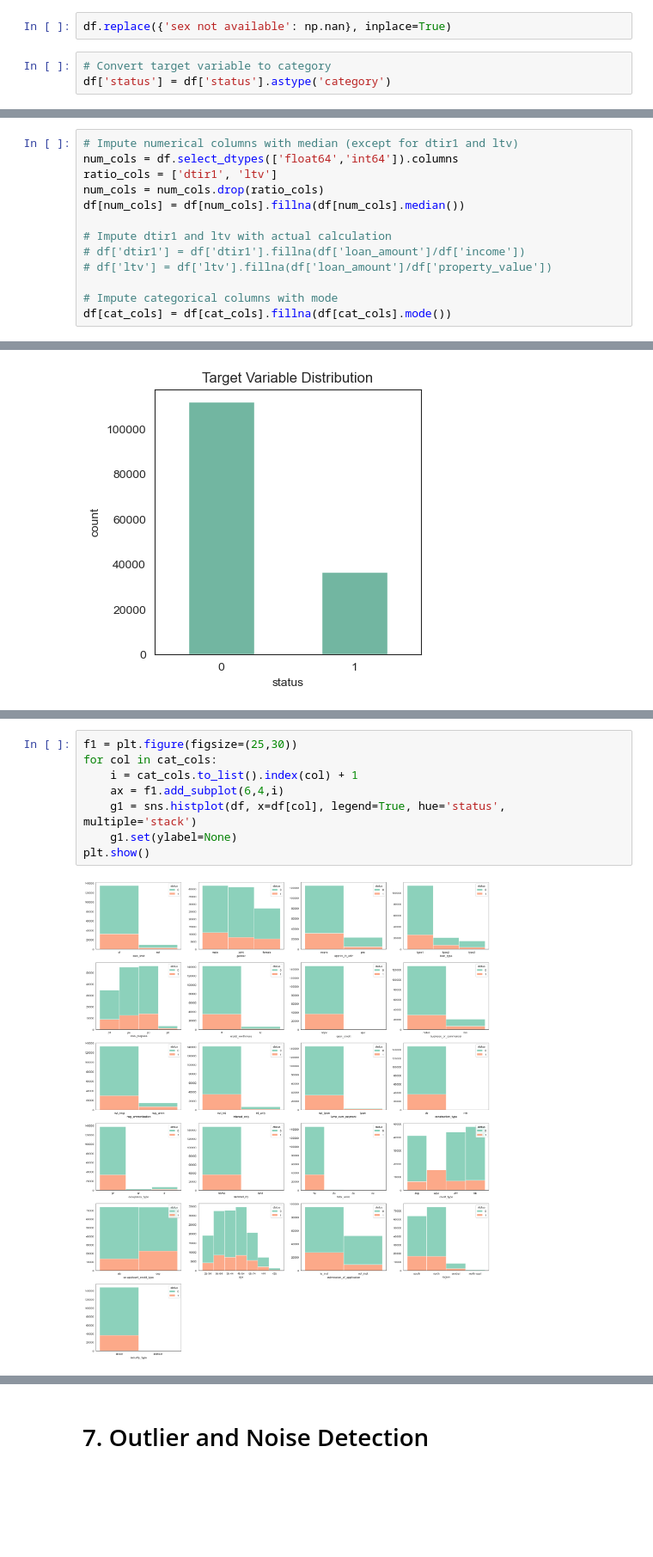
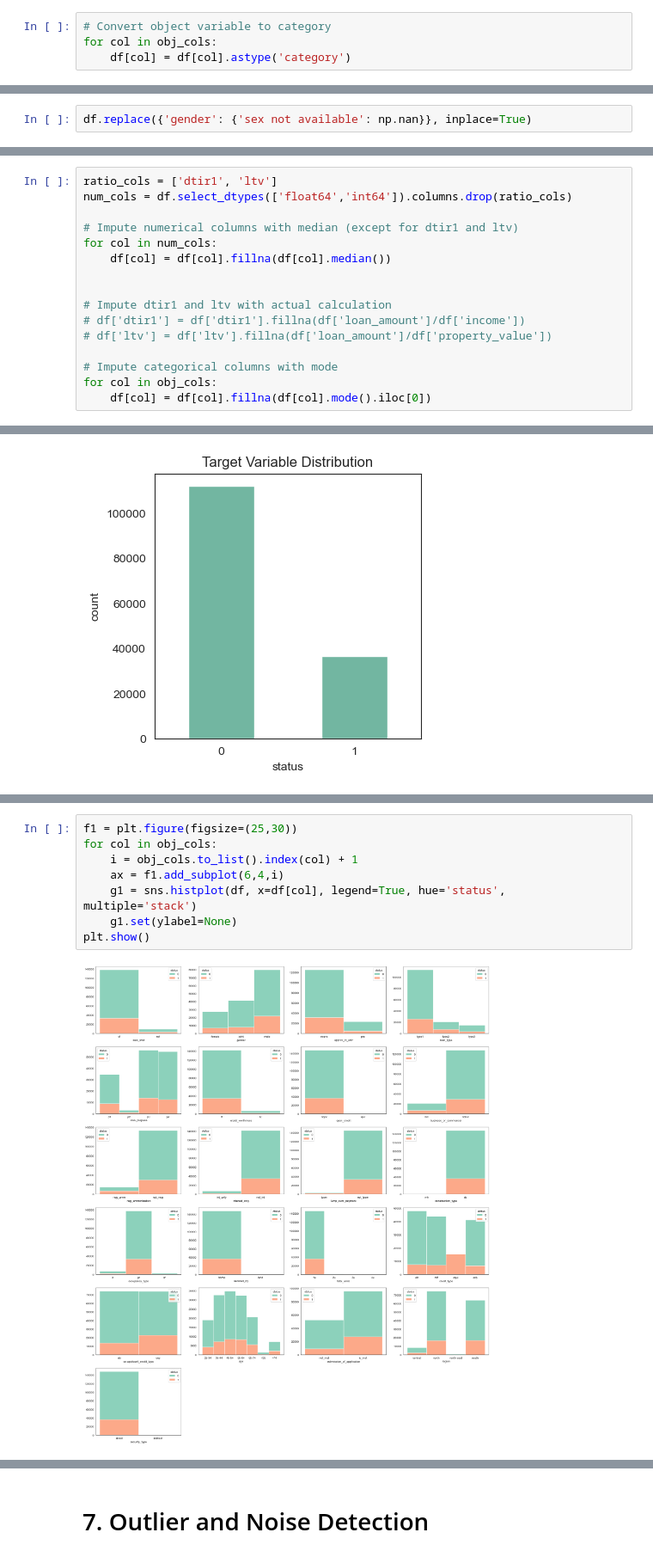
Before and after one commit to Hoale2908/Mortgage_Loans_Data_Preprocessing, a Jupyter notebook: code.ipynb, the cells around one changed output, grey strips where cells are left out. Shown at 86% size. Saved outputs shown, nothing was run; the diff lists cells and outputs as text; blank space fills up the shorter version.

```diff
--- a/code.ipynb
+++ b/code.ipynb
@@ -111,13 +112,14 @@ age ---------------------------  ['25-34' '55-64' '35-44' '45-54' '65-74' '>74'
 submission_of_application -----  ['to_inst' 'not_inst' nan]
 region ------------------------  ['south' 'north' 'central' 'north-east']
 security_type -----------------  ['direct' 'indriect']
-# %%
-df.replace({'sex not available': np.nan}, inplace=True)
 # %%
-# Convert target variable to category
-df['status'] = df['status'].astype('category')
+# Convert object variable to category
+for col in obj_cols:
+    df[col] = df[col].astype('category')
 # %% [markdown]
 # 5. Handling Missing Values
+# %%
+df.replace({'gender': {'sex not available': np.nan}}, inplace=True)
 # %%
 # Check missing values percentage
 missing_percent = df.isnull().mean() * 100
@@ -143,15 +145,18 @@ dtype: float64
 # %% [markdown]
 Missing values percentage ranges from 0.02% to 26.66%. Since it will be a waste to drop any of these columns, we will instead impute them with appropriate values.
 # %%
+ratio_cols = ['dtir1', 'ltv']
+num_cols = df.select_dtypes(['float64','int64']).columns.drop(ratio_cols)
+
 # Impute numerical columns with median (except for dtir1 and ltv)
-num_cols = df.select_dtypes(['float64','int64']).columns
-ratio_cols = ['dtir1', 'ltv']
-num_cols = num_cols.drop(ratio_cols)
-df[num_cols] = df[num_cols].fillna(df[num_cols].median())
+for col in num_cols:
+    df[col] = df[col].fillna(df[col].median())
+
 
 # Impute dtir1 and ltv with actual calculation
 # df['dtir1'] = df['dtir1'].fillna(df['loan_amount']/df['income'])
 # df['ltv'] = df['ltv'].fillna(df['loan_amount']/df['property_value'])
 
 # Impute categorical columns with mode
-df[cat_cols] = df[cat_cols].fillna(df[cat_cols].mode())
+for col in obj_cols:
+    df[col] = df[col].fillna(df[col].mode().iloc[0])
@@ -172,10 +190,10 @@ plt.show()
 # %%
 f1 = plt.figure(figsize=(25,30))
-for col in cat_cols:
-    i = cat_cols.to_list().index(col) + 1
+for col in obj_cols:
+    i = obj_cols.to_list().index(col) + 1
     ax = f1.add_subplot(6,4,i)
     g1 = sns.histplot(df, x=df[col], legend=True, hue='status', multiple='stack')
     g1.set(ylabel=None)
 plt.show()
 # %% [output]
-[figure, old version]
+[figure, new version]
```
Also changed, not shown: parts of 57 cells of this notebook, 1 other file.
